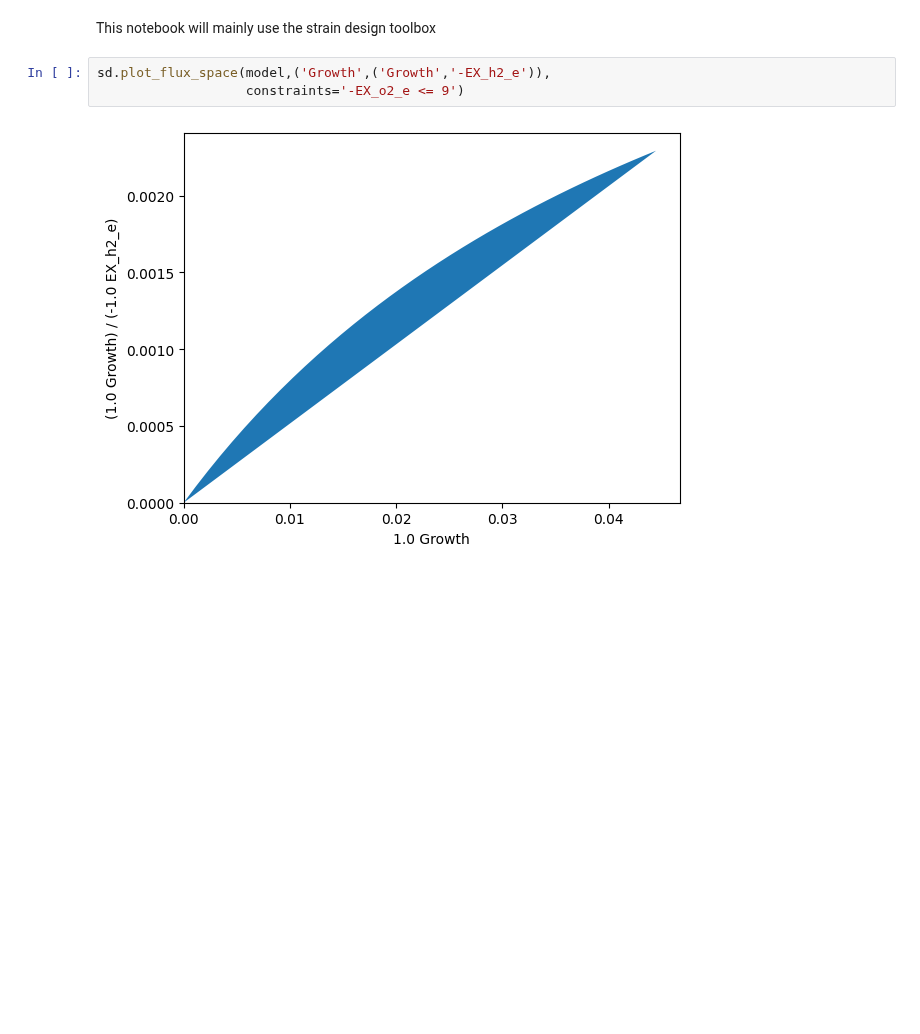
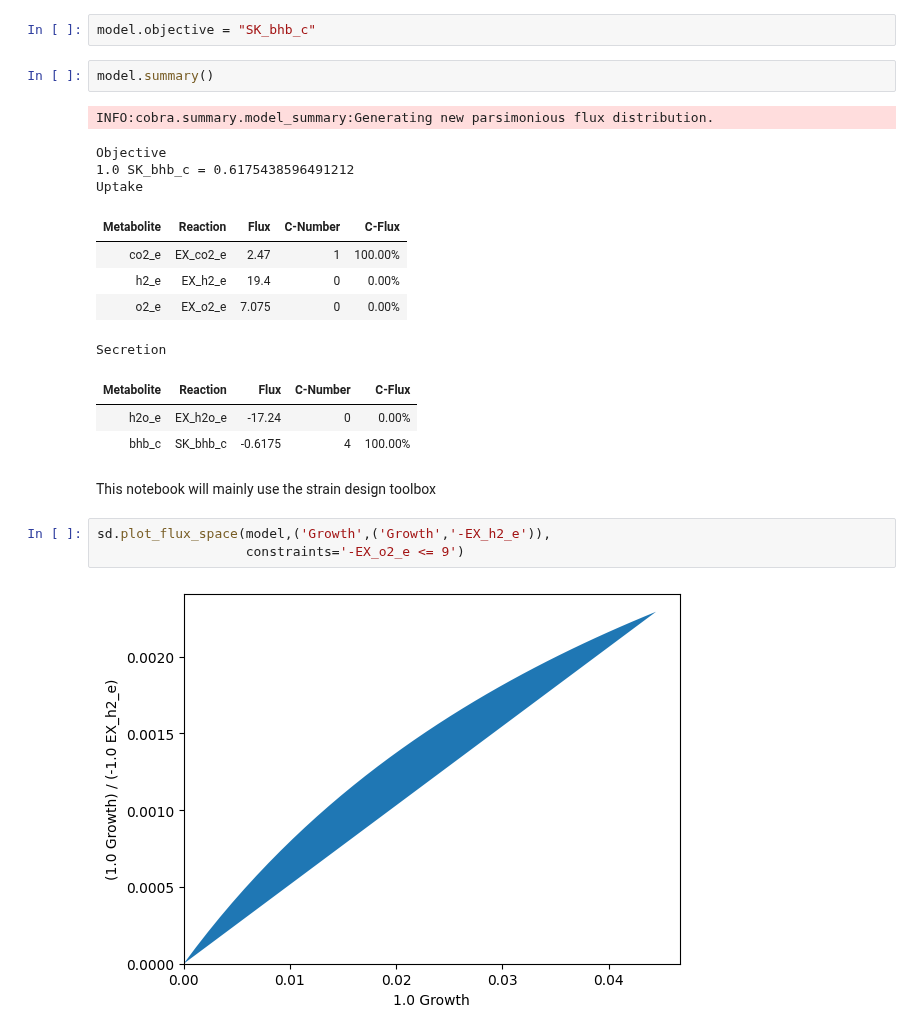
Before and after one commit to AzizBenA/iABA974_SoF1_GEM, a Jupyter notebook: Scripts/strain_design.ipynb, the cells around one changed output. Drawn from its saved outputs; the diff is of its cells as text; blank space fills up the shorter version.

```diff
--- a/Scripts/strain_design.ipynb
+++ b/Scripts/strain_design.ipynb
@@ -6,3 +19,20 @@ model = ju.load_model(base_dir,"Experiment", "250620_iABA974.sbml")
+# %%
+model.objective = "SK_bhb_c"
+# %%
+model.summary()
+# %% [output]
+INFO:cobra.summary.model_summary:Generating new parsimonious flux distribution.
+Objective
+1.0 SK_bhb_c = 0.6175438596491212
+Uptake
+| Metabolite | Reaction | Flux | C-Number | C-Flux |
+| co2_e | EX_co2_e | 2.47 | 1 | 100.00% |
+| h2_e | EX_h2_e | 19.4 | 0 | 0.00% |
+| o2_e | EX_o2_e | 7.075 | 0 | 0.00% |
+Secretion
+| Metabolite | Reaction | Flux | C-Number | C-Flux |
+| h2o_e | EX_h2o_e | -17.24 | 0 | 0.00% |
+| bhb_c | SK_bhb_c | -0.6175 | 4 | 100.00% |
 # %% [markdown]
 This notebook will mainly use the strain design toolbox
 # %%
```
Also changed, not shown: parts of 5 cells of this notebook.
